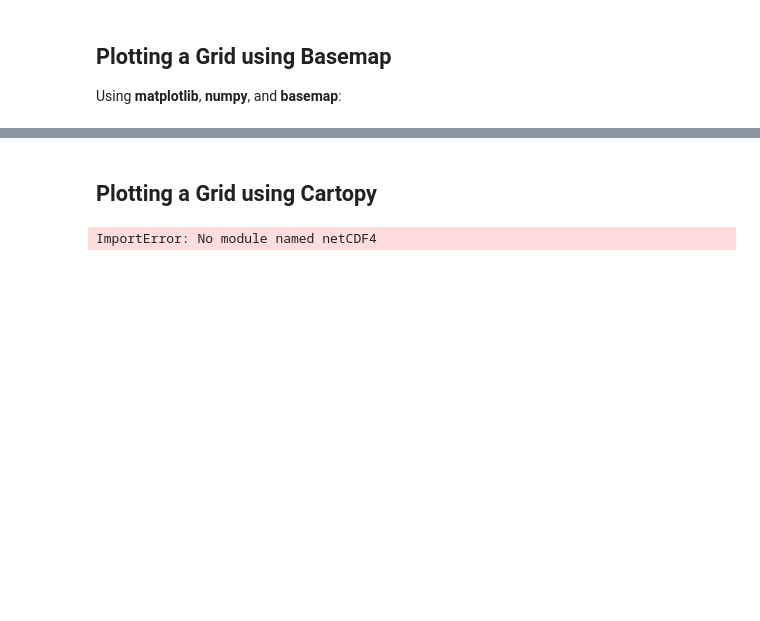
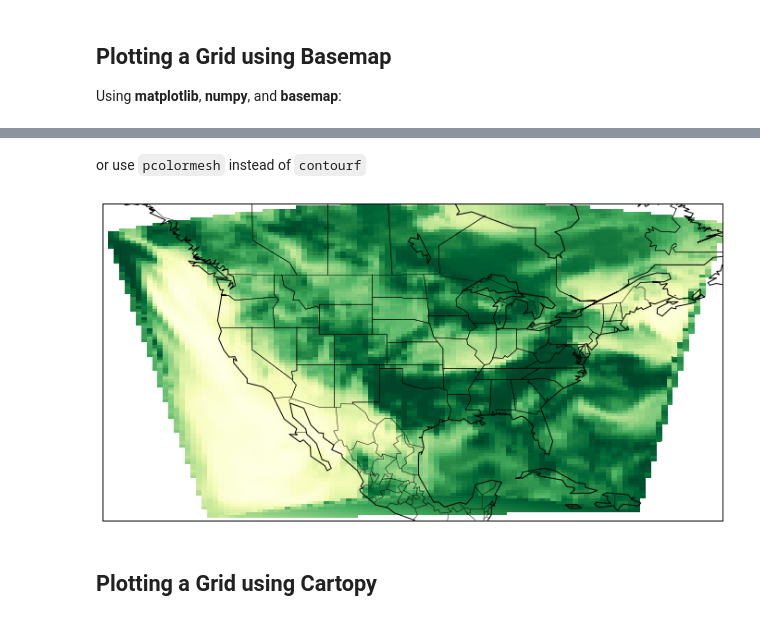
Before and after one commit to Unidata/python-awips, a Jupyter notebook: examples/Grid Display.ipynb, the cells around one changed output, grey strips where cells are left out. Drawn from its saved outputs; the diff is of its cells as text; code cells hidden in the pictures; blank space fills up the shorter version.

```diff
--- a/examples/Grid Display.ipynb
+++ b/examples/Grid Display.ipynb
@@ -145,32 +146,17 @@ plt.show()
+# %% [markdown]
+or use `pcolormesh` instead of `contourf`
+# %%
+plt.figure(figsize=(12, 12), dpi=100)
+map = Basemap(projection='cyl',
+      resolution = 'c',
+      llcrnrlon = lons.min(), llcrnrlat = lats.min(),
+      urcrnrlon =lons.max(), urcrnrlat = lats.max()
+)
+map.drawcoastlines()
+map.drawstates()
+map.drawcountries()
+cs = map.pcolormesh(rlons, rlats, rdata, latlon=True, vmin=0, vmax=100, cmap='YlGn')
+# %% [output]
+[figure, added]
 # %% [markdown]
 ## Plotting a Grid using Cartopy
-# %%
-import os
-import matplotlib.pyplot as plt
-from netCDF4 import Dataset as netcdf_dataset
-import numpy as np
-
-from cartopy import config
-import cartopy.crs as ccrs
-
-
-# get the path of the file. It can be found in the repo data directory.
-fname = os.path.join(config["repo_data_dir"],
-                     'netcdf', 'HadISST1_SST_update.nc'
-                     )
-
-dataset = netcdf_dataset(fname)
-sst = dataset.variables['sst'][0, :, :]
-lats = dataset.variables['lat'][:]
-lons = dataset.variables['lon'][:]
-
-ax = plt.axes(projection=ccrs.PlateCarree())
-
-plt.contourf(lons, lats, sst, 60,
-             transform=ccrs.PlateCarree())
-
-ax.coastlines()
-
-plt.show()
-# %% [output]
-ImportError: No module named netCDF4
```
Also changed, not shown: parts of 6 cells of this notebook, 1 other file.
